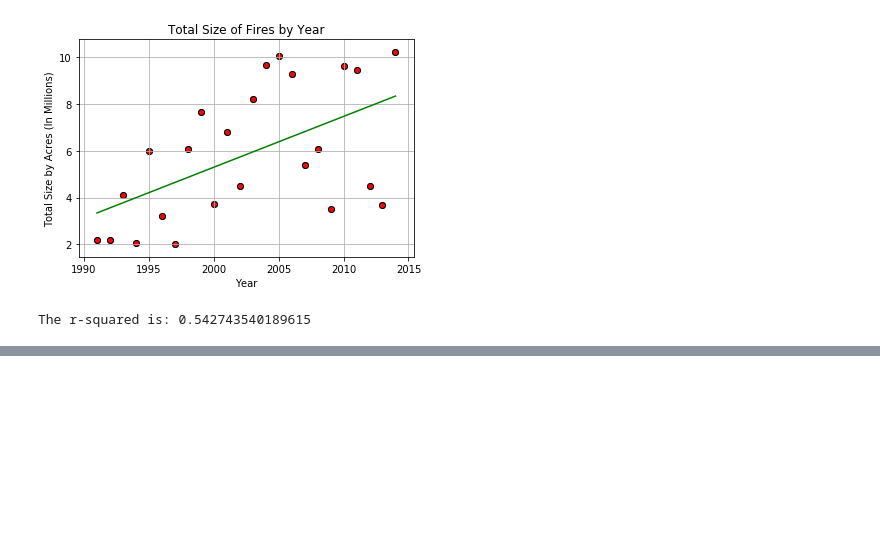
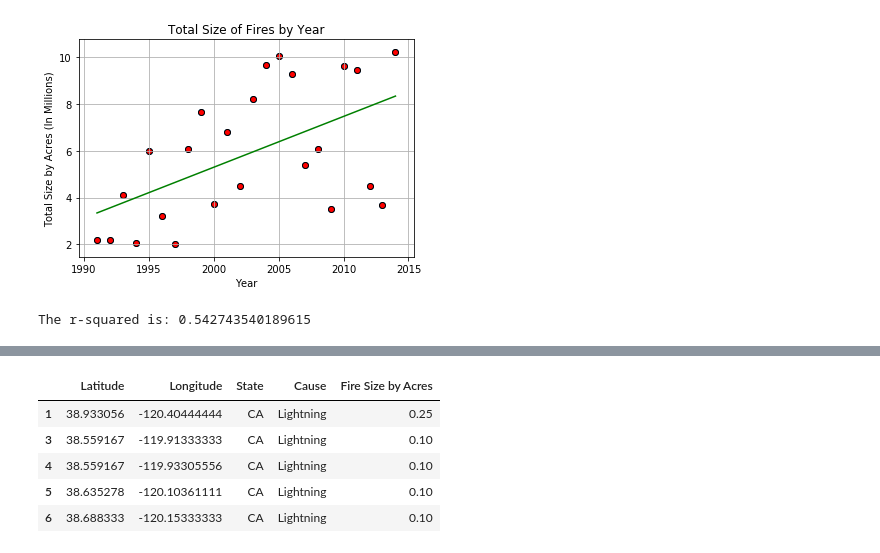
Before and after one commit to nvhabib91/project1, a Jupyter notebook: Project_1_Sam.ipynb, the cells around one changed output, grey strips where cells are left out. Cells and saved outputs as stored; diff of their text form; code cells hidden in the pictures; blank space fills up the shorter version.

```diff
--- a/Project_1_Sam.ipynb
+++ b/Project_1_Sam.ipynb
@@ -178,0 +206,20 @@ coordinates_df.head(100)
+# %%
+fire_causes = fires_pd["STAT_CAUSE_DESCR"]
+causes_df = pd.DataFrame({
+    "Latitude":latitude,
+    "Longitude":longitude,
+    "State":states_coordinate,
+    "Cause":fire_causes,
+    "Fire Size by Acres":fire_size_coordinate
+}
+)
+lightning = causes_df["Cause"] == "Lightning"
+lightning_df = causes_df[lightning]
+lightning_df.head()
+# %% [output]
+|  | Latitude | Longitude | State | Cause | Fire Size by Acres |
+| 1 | 38.933056 | -120.40444444 | CA | Lightning | 0.25 |
+| 3 | 38.559167 | -119.91333333 | CA | Lightning | 0.10 |
+| 4 | 38.559167 | -119.93305556 | CA | Lightning | 0.10 |
+| 5 | 38.635278 | -120.10361111 | CA | Lightning | 0.10 |
+| 6 | 38.688333 | -120.15333333 | CA | Lightning | 0.10 |
```
Also changed, not shown: parts of 13 cells of this notebook, 9 other files.
